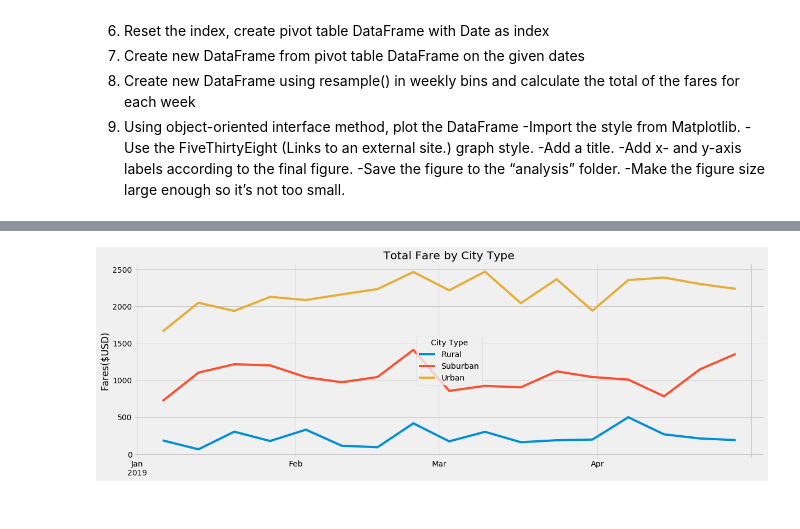
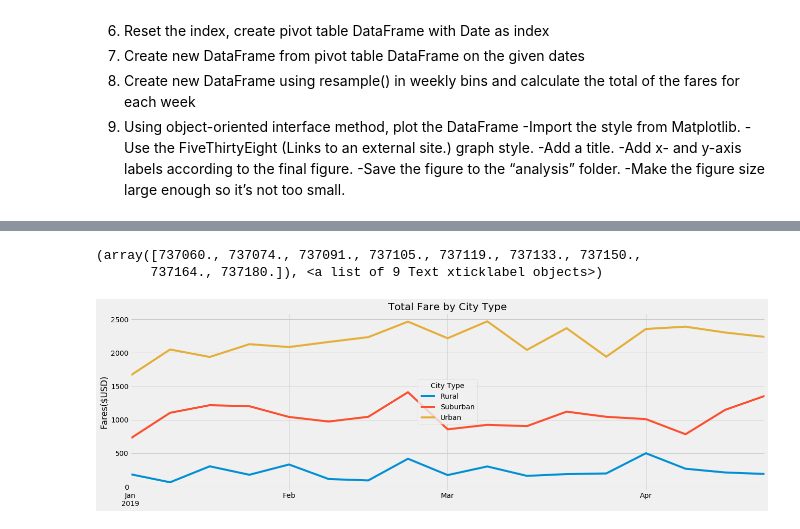
Before and after one commit to UofT-DataBootcamp-Coursework/module_5_challenge, a Jupyter notebook: PyBer_challenge.ipynb, the cells around one changed output, grey strips where cells are left out. Drawn from its saved outputs; the diff is of its cells as text; code cells hidden in the pictures.

Commit message:
updated formating of line chart

```diff
--- a/PyBer_challenge.ipynb
+++ b/PyBer_challenge.ipynb
@@ -171,30 +191,35 @@ challenge_line_graph_df = pd.DataFrame(challenge_line_graph_df.resample('W').sum
 # %%
 # 9. Plot the line graph using object-oriented interface method
 
 plt.style.use('fivethirtyeight')
 
-fig, challenge = plt.subplots(figsize=(18,6))
+fig, challenge = plt.subplots(figsize=(20,6))
 challenge.plot(challenge_line_graph_df['Rural'],label='Rural')
 challenge.plot(challenge_line_graph_df['Suburban'],label='Suburban')
 challenge.plot(challenge_line_graph_df['Urban'],label='Urban')
-
-
 
 # Add title and axes labels
 challenge.set_title('Total Fare by City Type')
 challenge.set_ylabel("Fares($USD)")
 
+print(plt.xticks())
+
 # Relabel x-ticks
-plt.xticks([737060.,  737091., 737119., 737150.,
+plt.xticks([737065.,  737093., 737121., 737156.,
        737180.],["Jan\n2019", "Feb", "Mar", "Apr"])
+
+# https://matplotlib.org/3.1.1/api/_as_gen/matplotlib.pyplot.xlim.html
+plt.xlim(737065.,737177.)
 
 # Add a legend and grid
 challenge.legend(loc="center", title="City Type")
 
 # Save figure
 plt.savefig("images/Tech_Analysis_2_Multi-Line_Plot.PNG")
 
 # Show figure
 plt.show()
 # %% [output]
+(array([737060., 737074., 737091., 737105., 737119., 737133., 737150.,
+       737164., 737180.]), <a list of 9 Text xticklabel objects>)
-[figure, old version]
+[figure, new version]
```
Also changed, not shown: parts of 2 cells of this notebook, 5 other files.
